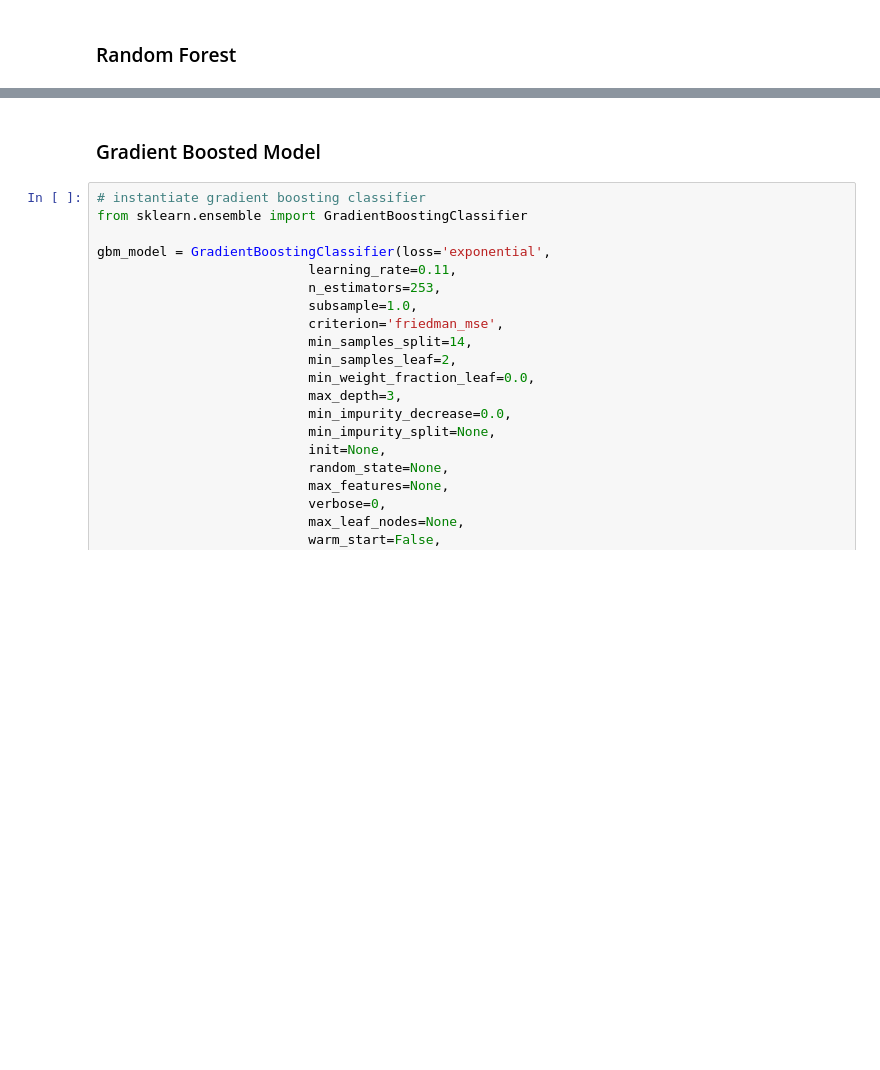
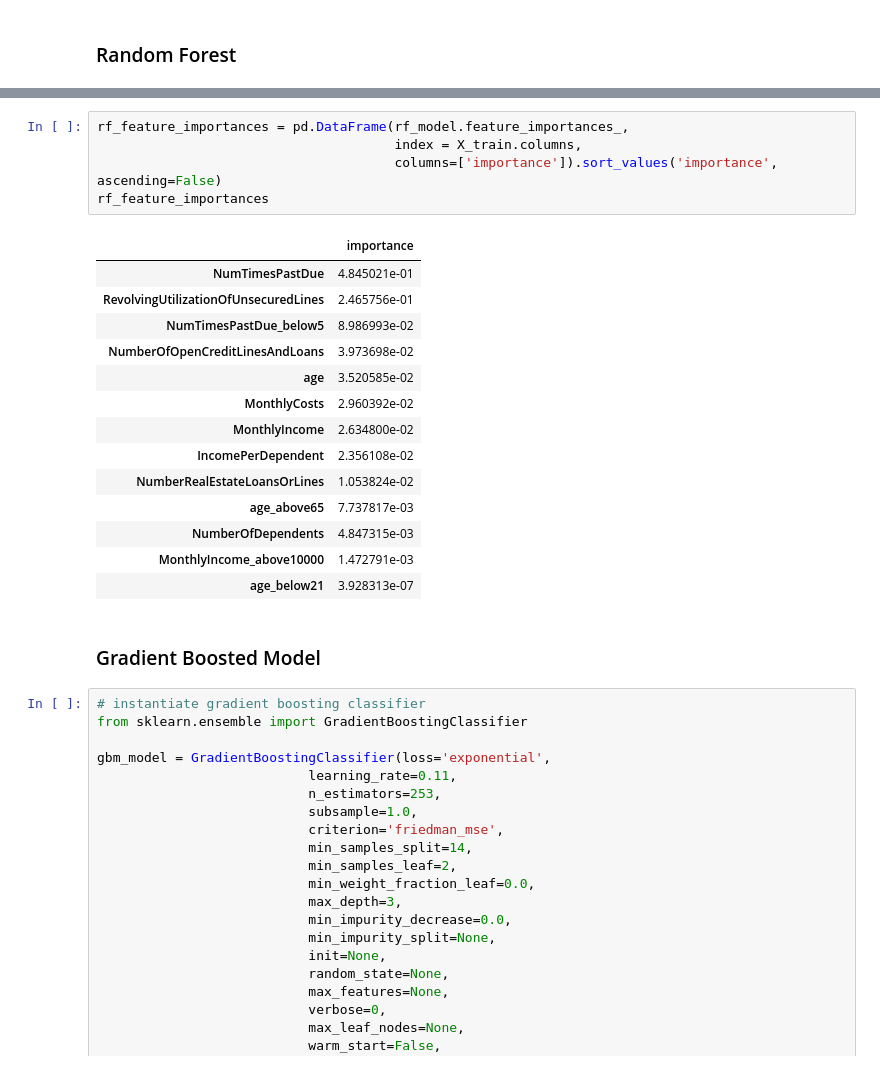
Before and after one commit to MaxParry/financial_distress, a Jupyter notebook: notebooks/integrated_notebook.ipynb, the cells around one changed output, grey strips where cells are left out. Cells and saved outputs as stored; diff of their text form; blank space fills up the shorter version.

```diff
--- a/notebooks/integrated_notebook.ipynb
+++ b/notebooks/integrated_notebook.ipynb
@@ -362,3 +393,23 @@ plot_ROC(rf_fpr_testing, rf_tpr_testing, 'Random Forest Model ROC Curve: Testing
+# %%
+rf_feature_importances = pd.DataFrame(rf_model.feature_importances_,
+                                      index = X_train.columns,
+                                      columns=['importance']).sort_values('importance', ascending=False)
+rf_feature_importances
+# %% [output]
+|  | importance |
+| NumTimesPastDue | 4.845021e-01 |
+| RevolvingUtilizationOfUnsecuredLines | 2.465756e-01 |
+| NumTimesPastDue_below5 | 8.986993e-02 |
+| NumberOfOpenCreditLinesAndLoans | 3.973698e-02 |
+| age | 3.520585e-02 |
+| MonthlyCosts | 2.960392e-02 |
+| MonthlyIncome | 2.634800e-02 |
+| IncomePerDependent | 2.356108e-02 |
+| NumberRealEstateLoansOrLines | 1.053824e-02 |
+| age_above65 | 7.737817e-03 |
+| NumberOfDependents | 4.847315e-03 |
+| MonthlyIncome_above10000 | 1.472791e-03 |
+| age_below21 | 3.928313e-07 |
 # %% [markdown]
 ### Gradient Boosted Model
 # %%
```
Also changed, not shown: parts of 9 cells of this notebook, 1 other file.
